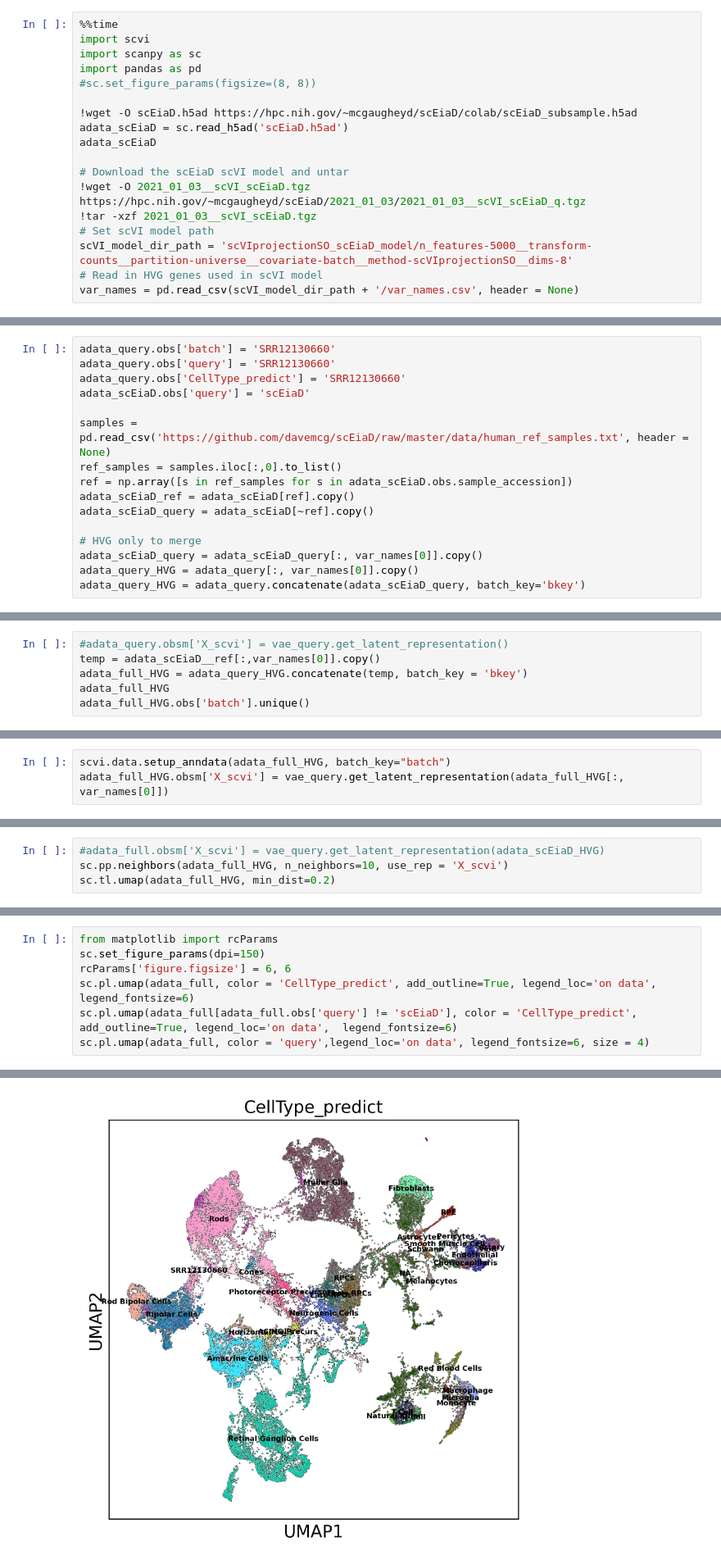
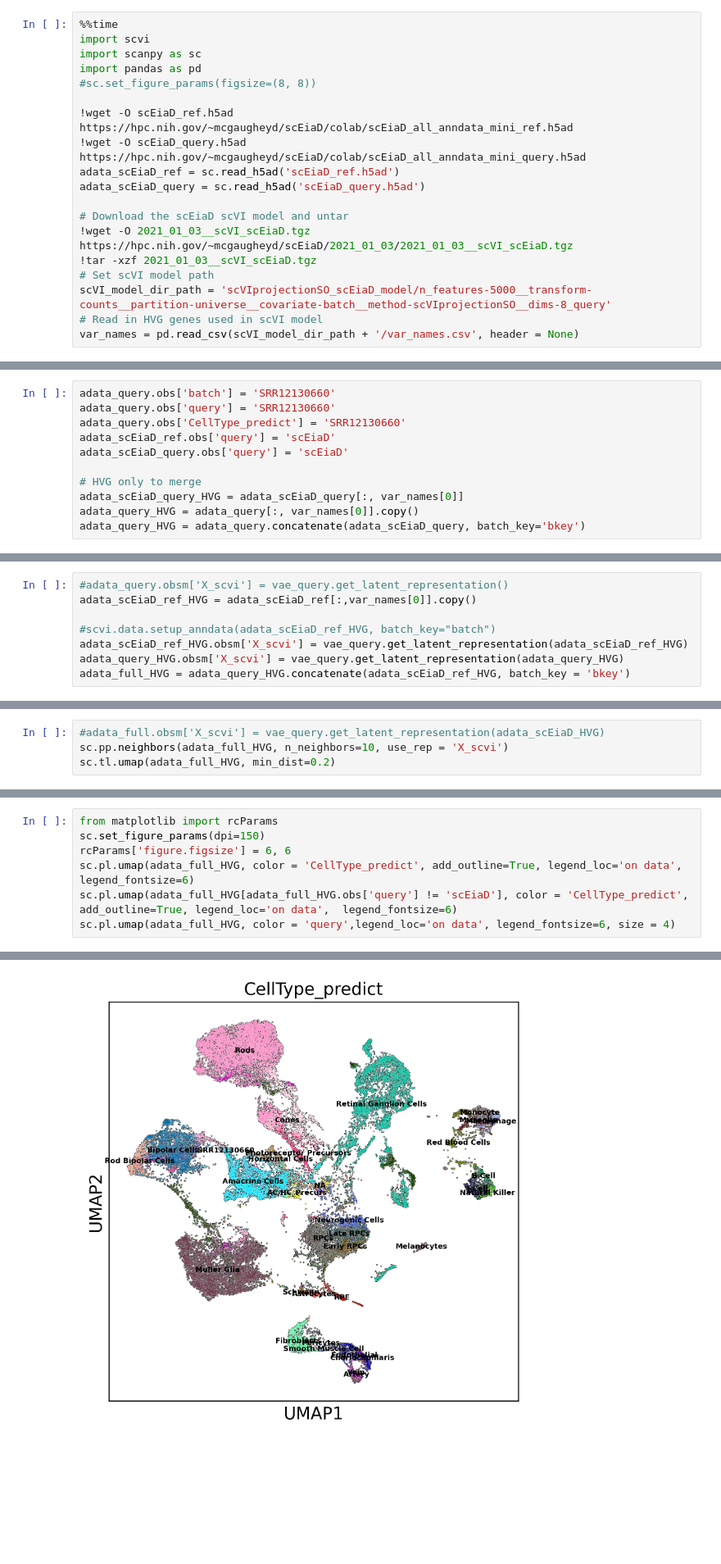
Before and after one commit to davemcg/scEiaD, a Jupyter notebook: Query_scEiaD_with_scVI.ipynb, the cells around one changed output, grey strips where cells are left out. Shown at 82% size. Saved outputs shown, nothing was run; the diff lists cells and outputs as text; blank space fills up the shorter version.

```diff
--- a/Query_scEiaD_with_scVI.ipynb
+++ b/Query_scEiaD_with_scVI.ipynb
@@ -139,15 +153,16 @@ import scanpy as sc
 import pandas as pd
 #sc.set_figure_params(figsize=(8, 8))
 
-!wget -O scEiaD.h5ad https://hpc.nih.gov/~mcgaugheyd/scEiaD/colab/scEiaD_subsample.h5ad
-adata_scEiaD = sc.read_h5ad('scEiaD.h5ad')
-adata_scEiaD
+!wget -O scEiaD_ref.h5ad https://hpc.nih.gov/~mcgaugheyd/scEiaD/colab/scEiaD_all_anndata_mini_ref.h5ad
+!wget -O scEiaD_query.h5ad https://hpc.nih.gov/~mcgaugheyd/scEiaD/colab/scEiaD_all_anndata_mini_query.h5ad
+adata_scEiaD_ref = sc.read_h5ad('scEiaD_ref.h5ad')
+adata_scEiaD_query = sc.read_h5ad('scEiaD_query.h5ad')
 
 # Download the scEiaD scVI model and untar
-!wget -O 2021_01_03__scVI_scEiaD.tgz https://hpc.nih.gov/~mcgaugheyd/scEiaD/2021_01_03/2021_01_03__scVI_scEiaD_q.tgz
+!wget -O 2021_01_03__scVI_scEiaD.tgz https://hpc.nih.gov/~mcgaugheyd/scEiaD/2021_01_03/2021_01_03__scVI_scEiaD.tgz
 !tar -xzf 2021_01_03__scVI_scEiaD.tgz
 # Set scVI model path
-scVI_model_dir_path = 'scVIprojectionSO_scEiaD_model/n_features-5000__transform-counts__partition-universe__covariate-batch__method-scVIprojectionSO__dims-8'
+scVI_model_dir_path = 'scVIprojectionSO_scEiaD_model/n_features-5000__transform-counts__partition-universe__covariate-batch__method-scVIprojectionSO__dims-8_query'
 # Read in HVG genes used in scVI model
 var_names = pd.read_csv(scVI_model_dir_path + '/var_names.csv', header = None)
 # %% [output]
@@ -223,16 +236,11 @@ The scEiaD anndata object contains both human and non-human retina cell data. Th
 adata_query.obs['batch'] = 'SRR12130660'
 adata_query.obs['query'] = 'SRR12130660'
 adata_query.obs['CellType_predict'] = 'SRR12130660'
-adata_scEiaD.obs['query'] = 'scEiaD'
-
-samples = pd.read_csv('https://github.com/davemcg/scEiaD/raw/master/data/human_ref_samples.txt', header = None)
-ref_samples = samples.iloc[:,0].to_list()
-ref = np.array([s in ref_samples for s in adata_scEiaD.obs.sample_accession])
-adata_scEiaD_ref = adata_scEiaD[ref].copy()
-adata_scEiaD_query = adata_scEiaD[~ref].copy()
+adata_scEiaD_ref.obs['query'] = 'scEiaD'
+adata_scEiaD_query.obs['query'] = 'scEiaD'
 
 # HVG only to merge
-adata_scEiaD_query = adata_scEiaD_query[:, var_names[0]].copy()
+adata_scEiaD_query_HVG = adata_scEiaD_query[:, var_names[0]]
 adata_query_HVG = adata_query[:, var_names[0]].copy()
 adata_query_HVG = adata_query.concatenate(adata_scEiaD_query, batch_key='bkey')
 # %%
@@ -299,7 +294,9 @@ INFO     Training time:  13 s. / 5 epochs
 # %%
 #adata_query.obsm['X_scvi'] = vae_query.get_latent_representation()
-temp = adata_scEiaD__ref[:,var_names[0]].copy()
-adata_full_HVG = adata_query_HVG.concatenate(temp, batch_key = 'bkey')
-adata_full_HVG
-adata_full_HVG.obs['batch'].unique()
+adata_scEiaD_ref_HVG = adata_scEiaD_ref[:,var_names[0]].copy()
+
+#scvi.data.setup_anndata(adata_scEiaD_ref_HVG, batch_key="batch")
+adata_scEiaD_ref_HVG.obsm['X_scvi'] = vae_query.get_latent_representation(adata_scEiaD_ref_HVG)
+adata_query_HVG.obsm['X_scvi'] = vae_query.get_latent_representation(adata_query_HVG)
+adata_full_HVG = adata_query_HVG.concatenate(adata_scEiaD_ref_HVG, batch_key = 'bkey')
 # %% [output]
@@ -323,3 +316,0 @@ array(['SRR12130660', 'OGVFB_Hufnagel_iPSC_RPE_10xv2_None',
-# %%
-scvi.data.setup_anndata(adata_full_HVG, batch_key="batch")
-adata_full_HVG.obsm['X_scvi'] = vae_query.get_latent_representation(adata_full_HVG[:, var_names[0]])
@@ -361,7 +334,7 @@ The third plot shows scEiaD in orange and SRR12130660 in blue. You can see a few
 from matplotlib import rcParams
 sc.set_figure_params(dpi=150)
 rcParams['figure.figsize'] = 6, 6
-sc.pl.umap(adata_full, color = 'CellType_predict', add_outline=True, legend_loc='on data',  legend_fontsize=6)
-sc.pl.umap(adata_full[adata_full.obs['query'] != 'scEiaD'], color = 'CellType_predict', add_outline=True, legend_loc='on data',  legend_fontsize=6)
-sc.pl.umap(adata_full, color = 'query',legend_loc='on data', legend_fontsize=6, size = 4)
+sc.pl.umap(adata_full_HVG, color = 'CellType_predict', add_outline=True, legend_loc='on data',  legend_fontsize=6)
+sc.pl.umap(adata_full_HVG[adata_full_HVG.obs['query'] != 'scEiaD'], color = 'CellType_predict', add_outline=True, legend_loc='on data',  legend_fontsize=6)
+sc.pl.umap(adata_full_HVG, color = 'query',legend_loc='on data', legend_fontsize=6, size = 4)
 # %% [output]
@@ -368 +358 @@ sc.pl.umap(adata_full, color = 'query',legend_loc='on data', legend_fontsize=6,
-[figure, old version]
+[figure, new version]
```
Also changed, not shown: parts of 23 cells of this notebook.
